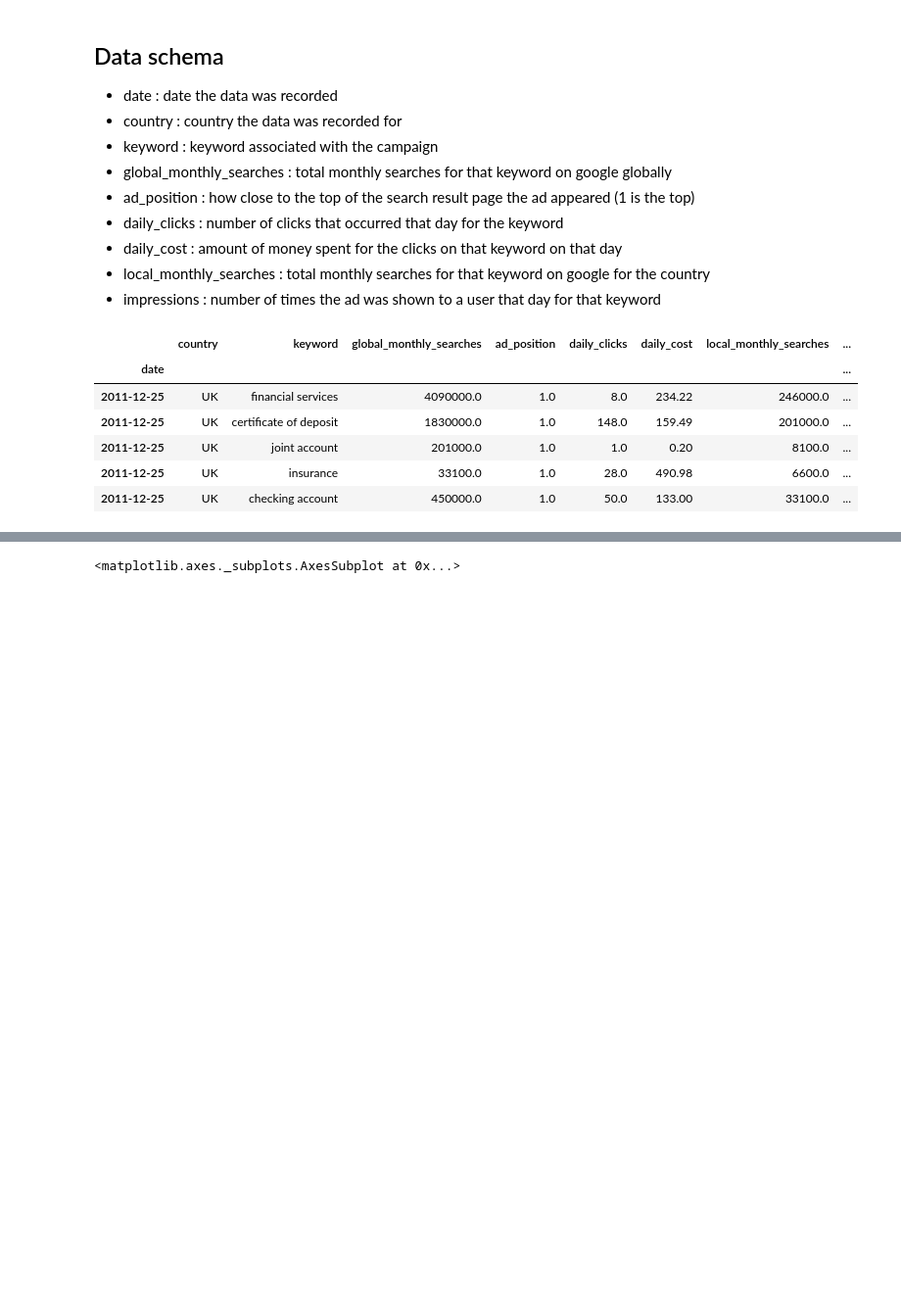
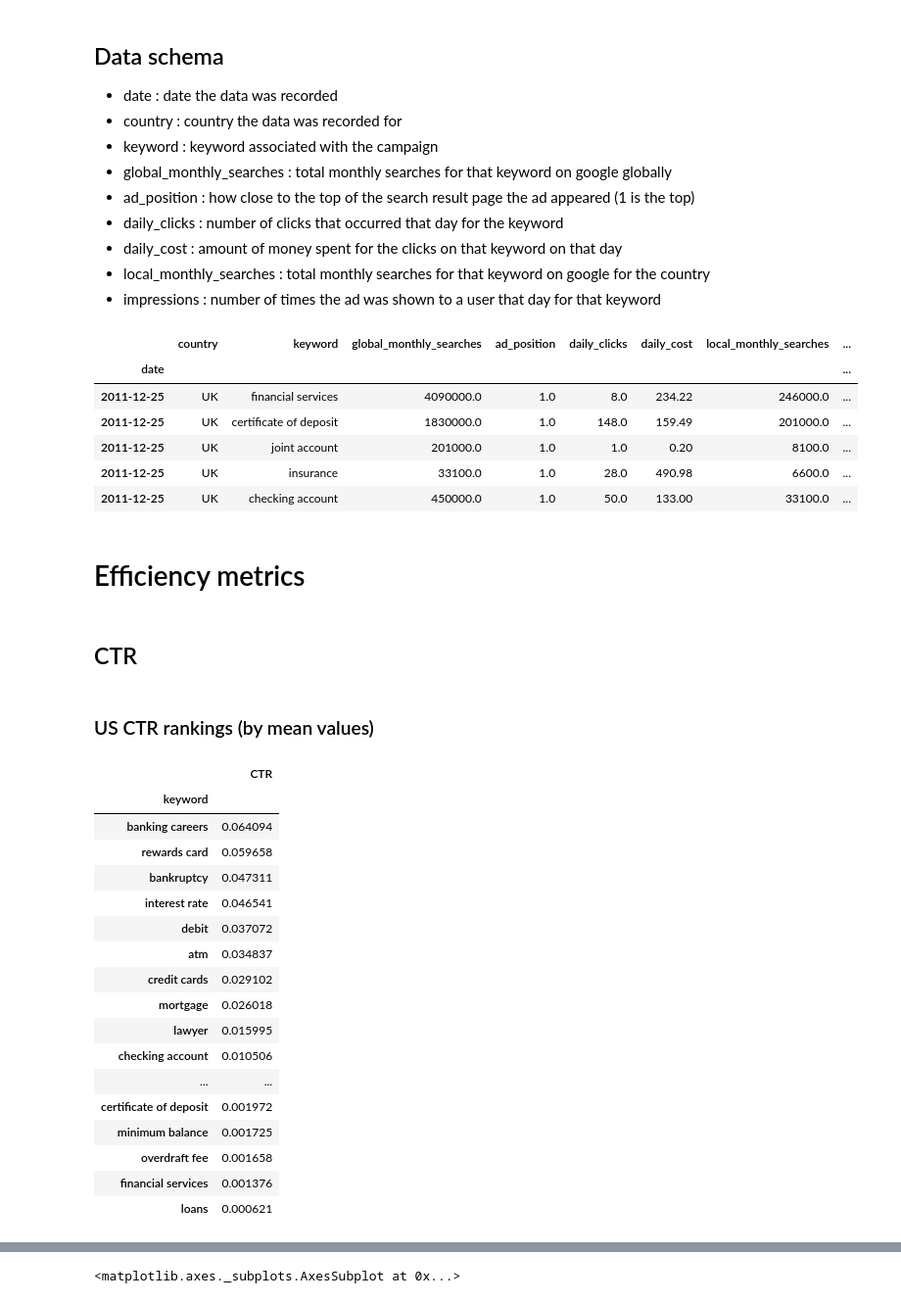
Before and after one commit to caheredia/ad_data_challenge, a Jupyter notebook: 0.1_ch_data_exploration.ipynb, the cells around one changed output, grey strips where cells are left out. Shown at 98% size. Cells and saved outputs as stored; diff of their text form; code cells hidden in the pictures; blank space fills up the shorter version.

Commit message:
add ctr and cpc metrics

```diff
--- a/0.1_ch_data_exploration.ipynb
+++ b/0.1_ch_data_exploration.ipynb
@@ -66,5 +66,9 @@ data.head()
 | 2011-12-25 | UK | joint account | 201000.0 | 1.0 | 1.0 | 0.20 | 8100.0 | ... |
 | 2011-12-25 | UK | insurance | 33100.0 | 1.0 | 28.0 | 490.98 | 6600.0 | ... |
 | 2011-12-25 | UK | checking account | 450000.0 | 1.0 | 50.0 | 133.00 | 33100.0 | ... |
+# %% [markdown]
+# Efficiency metrics
+# %% [markdown]
+## CTR
 # %%
 # define click thru rate
@@ -71,0 +76,28 @@ data['click_thru_rate'] = data['daily_clicks'] / data['impressions']
+# %% [markdown]
+### US CTR rankings (by mean values)
+# %%
+region = 'US'
+def rank_ctr(data, region):
+    df = data[data['country']==region].groupby('keyword')[['CTR']].agg('mean').sort_values(by='CTR', ascending=False)
+    return df
+us_ctr = rank_ctr(data, region)
+us_ctr
+# %% [output]
+|  | CTR |
+| keyword |  |
+| banking careers | 0.064094 |
+| rewards card | 0.059658 |
+| bankruptcy | 0.047311 |
+| interest rate | 0.046541 |
+| debit | 0.037072 |
+| atm | 0.034837 |
+| credit cards | 0.029102 |
+| mortgage | 0.026018 |
+| lawyer | 0.015995 |
+| checking account | 0.010506 |
+| ... | ... |
+| certificate of deposit | 0.001972 |
+| minimum balance | 0.001725 |
+| overdraft fee | 0.001658 |
+| financial services | 0.001376 |
+| loans | 0.000621 |
```
Also changed, not shown: parts of 15 cells of this notebook.
